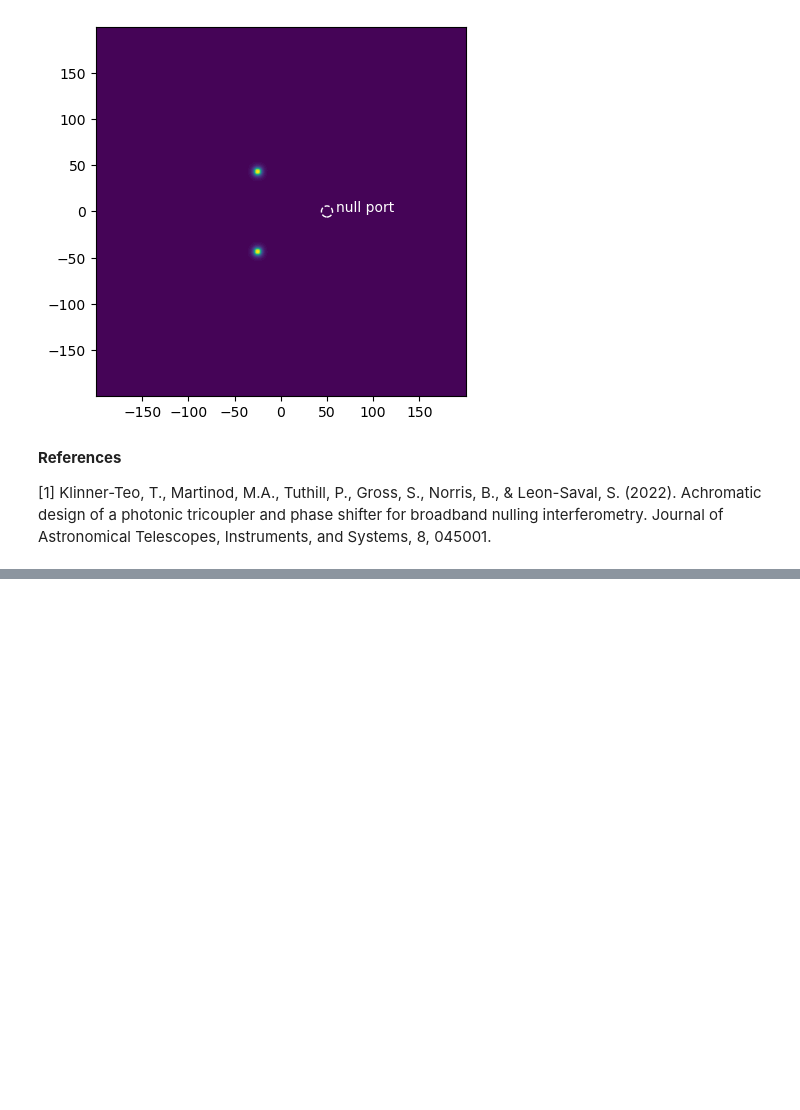
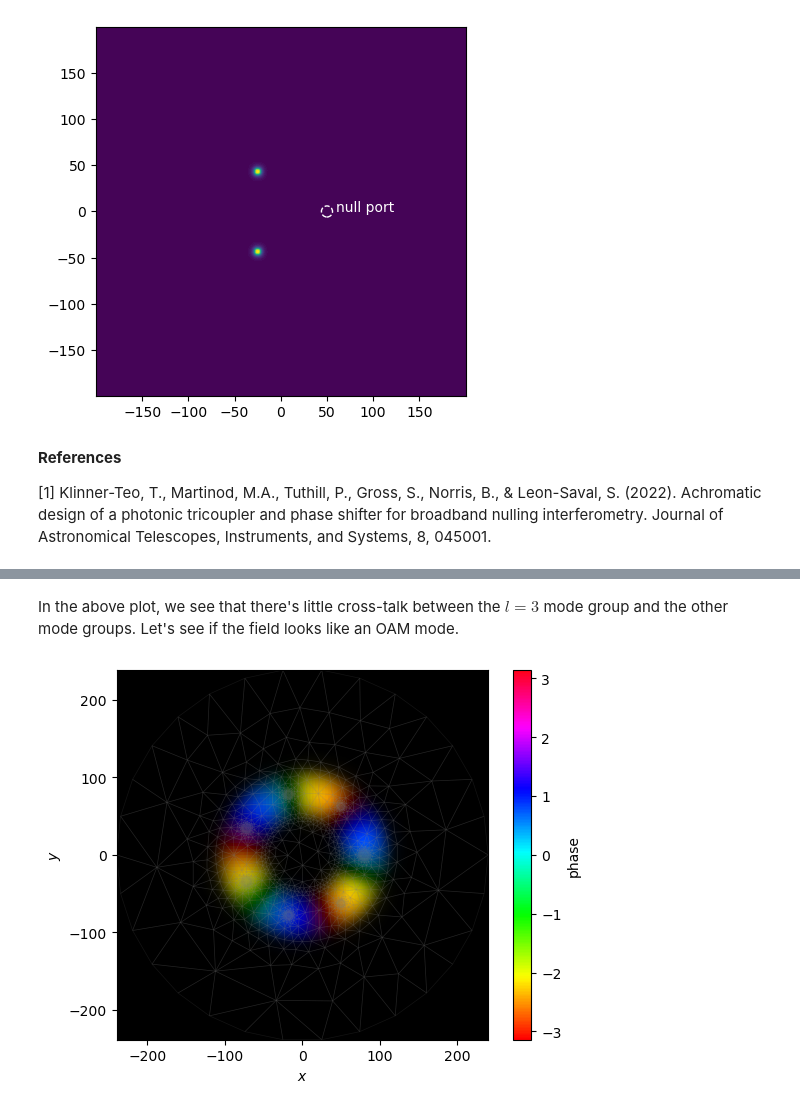
Before and after one commit to jw-lin/cbeam, a Jupyter notebook: cbeam.ipynb, the cells around one changed output, grey strips where cells are left out. Saved outputs shown, nothing was run; the diff lists cells and outputs as text; code cells hidden in the pictures; blank space fills up the shorter version.

```diff
--- a/cbeam.ipynb
+++ b/cbeam.ipynb
@@ -1041,0 +1141,7 @@ Gonna try to simulate an orbital angular momentum mode-selective PL ...
+# %% [markdown]
+In the above plot, we see that there's little cross-talk between the $l=3$ mode group and the other mode groups. Let's see if the field looks like an OAM mode.
+# %%
+f = OAM_prop.make_field(uf,0)
+OAM_prop.plot_cfield(f,0,show_mesh=True)
+# %% [output]
+[figure, added]
```
Also changed, not shown: parts of 16 cells of this notebook, 2 other files.
